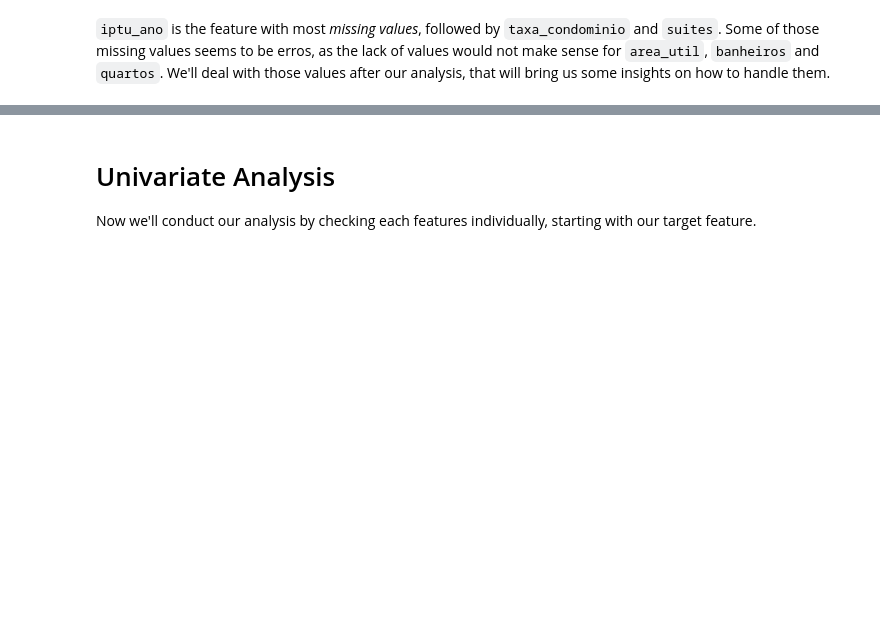
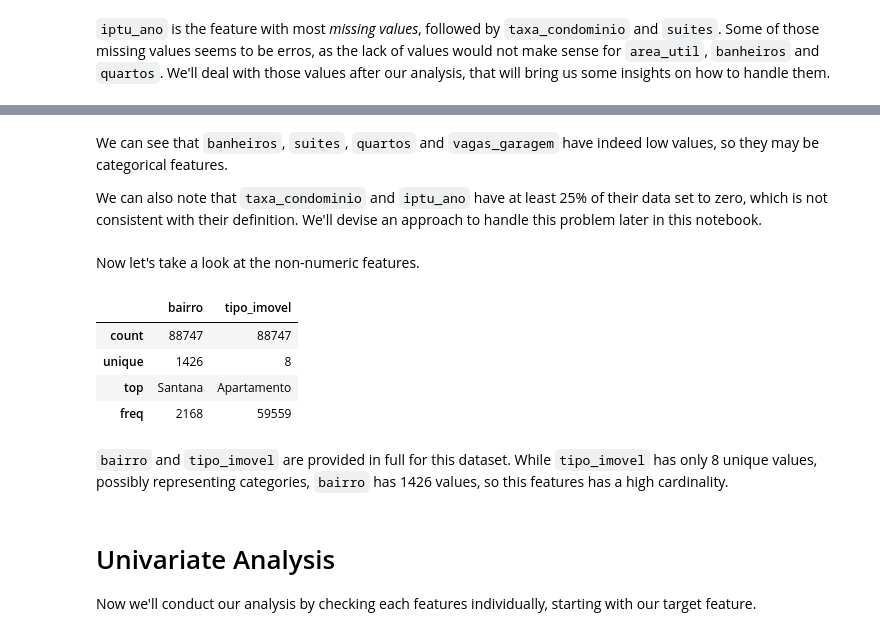
Before and after one commit to TheCamilovisk/HousePricePredictionApp, a Jupyter notebook: notebooks/02-exploratory-data-analysis.ipynb, the cells around one changed output, grey strips where cells are left out. Drawn from its saved outputs; the diff is of its cells as text; code cells hidden in the pictures; blank space fills up the shorter version.

```diff
--- a/notebooks/02-exploratory-data-analysis.ipynb
+++ b/notebooks/02-exploratory-data-analysis.ipynb
@@ -87,3 +103,19 @@ ax.set_title("Missing values counts by feature");
+# %% [markdown]
+We can see that `banheiros`, `suites`, `quartos` and `vagas_garagem` have indeed low values, so they may be categorical features.
+
+We can also note that `taxa_condominio` and `iptu_ano` have at least 25% of their data set to zero, which is not consistent with their definition. We'll devise an approach to handle this problem later in this notebook.
+# %% [markdown]
+Now let's take a look at the non-numeric features.
+# %%
+sp_house_price.describe(include="O")
+# %% [output]
+|  | bairro | tipo_imovel |
+| count | 88747 | 88747 |
+| unique | 1426 | 8 |
+| top | Santana | Apartamento |
+| freq | 2168 | 59559 |
+# %% [markdown]
+`bairro` and `tipo_imovel` are provided in full for this dataset. While `tipo_imovel` has only 8 unique values, possibly representing categories, `bairro` has 1426 values, so this features has a high cardinality.
 # %% [markdown]
 # Univariate Analysis
 
```
Also changed, not shown: parts of 10 cells of this notebook.
